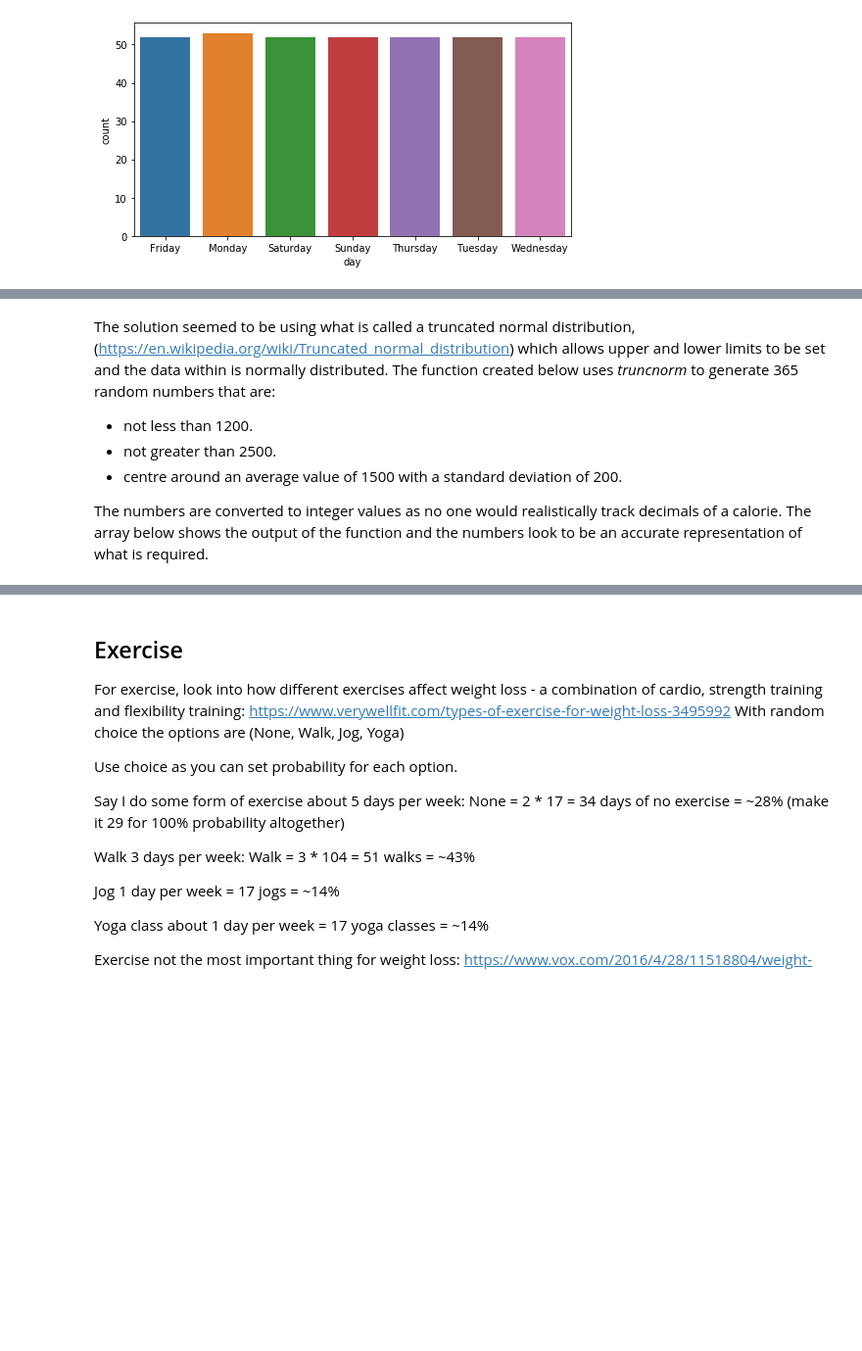
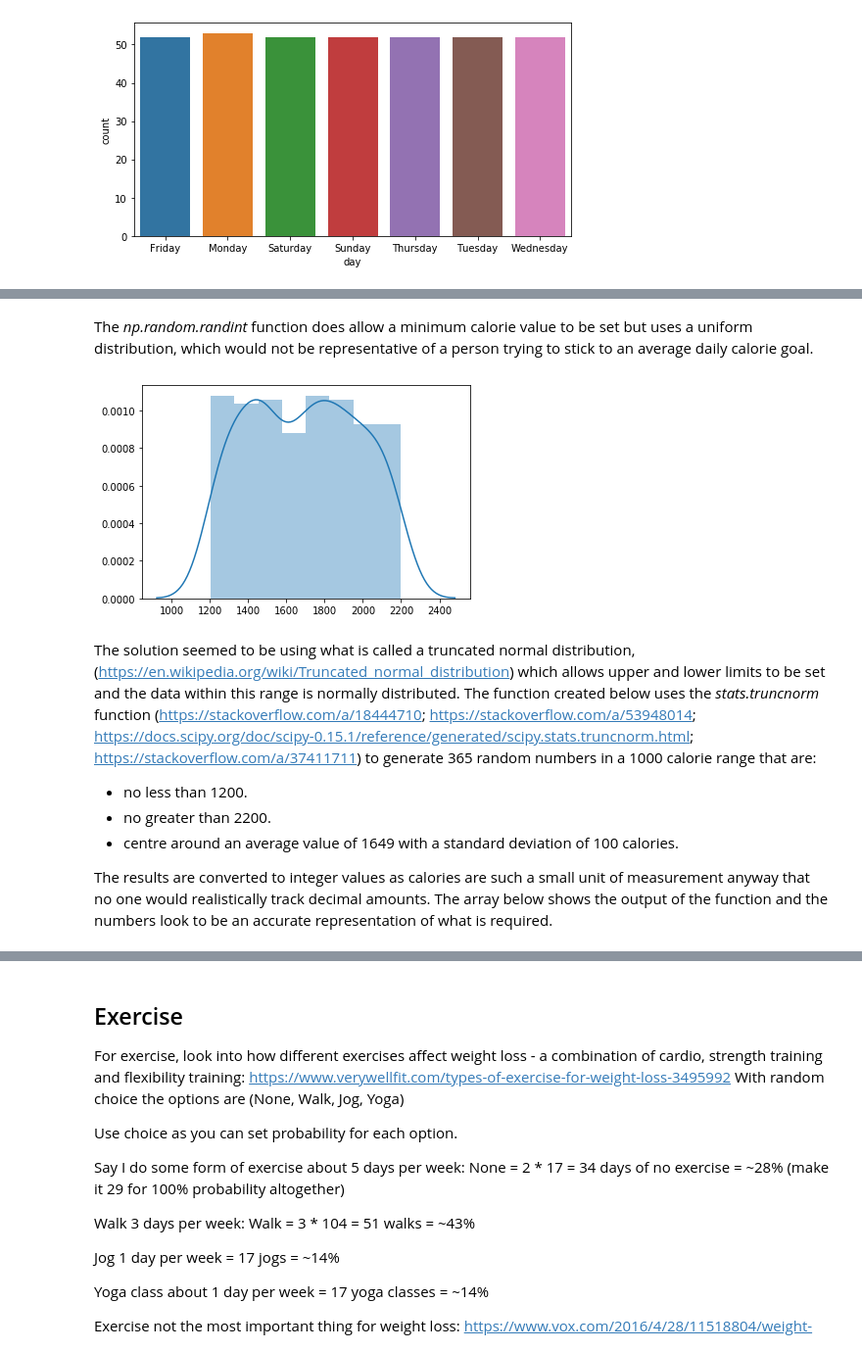
Before and after one commit to jennifer-ryan/data-set-simulation, a Jupyter notebook: Dataset Simulation.ipynb, the cells around one changed output, grey strips where cells are left out. Shown: that part at 98% size. Cells and saved outputs as stored; diff of their text form; code cells hidden in the pictures; blank space fills up the shorter version.

```diff
--- a/Dataset Simulation.ipynb
+++ b/Dataset Simulation.ipynb
@@ -264,9 +258,18 @@ second_attempt
+# %% [markdown]
+The *np.random.randint* function does allow a minimum calorie value to be set but uses a uniform distribution, which would not be representative of a person trying to stick to an average daily calorie goal.
+# %%
+# Calorie intake uniform distribution.
+cal_in_uniform = np.random.randint(1200, 2200, 365)
+sns.distplot(cal_in_uniform)
+plt.show()
+# %% [output]
+[figure, added]
 # %% [markdown]
-The solution seemed to be using what is called a truncated normal distribution,(https://en.wikipedia.org/wiki/Truncated_normal_distribution) which allows upper and lower limits to be set and the data within is normally distributed. The function created below  uses *truncnorm* to generate 365 random numbers that are:
+The solution seemed to be using what is called a truncated normal distribution,(https://en.wikipedia.org/wiki/Truncated_normal_distribution) which allows upper and lower limits to be set and the data within this range is normally distributed. The function created below  uses the *stats.truncnorm* function (https://stackoverflow.com/a/18444710; https://stackoverflow.com/a/53948014; https://docs.scipy.org/doc/scipy-0.15.1/reference/generated/scipy.stats.truncnorm.html; https://stackoverflow.com/a/37411711) to generate 365 random numbers in a 1000 calorie range that are:
 
-- not less than 1200.
-- not greater than 2500.
-- centre around an average value of 1500 with a standard deviation of 200.
+- no less than 1200.
+- no greater than 2200.
+- centre around an average value of 1649 with a standard deviation of 100 calories.
 
-The numbers are converted to integer values as no one would realistically track decimals of a calorie. The array below shows the output of the function and the numbers look to be an accurate representation of what is required.
+The results are converted to integer values as calories are such a small unit of measurement anyway that no one would realistically track decimal amounts. The array below shows the output of the function and the numbers look to be an accurate representation of what is required.
 # %%
```
Also changed, not shown: parts of 34 cells of this notebook.
